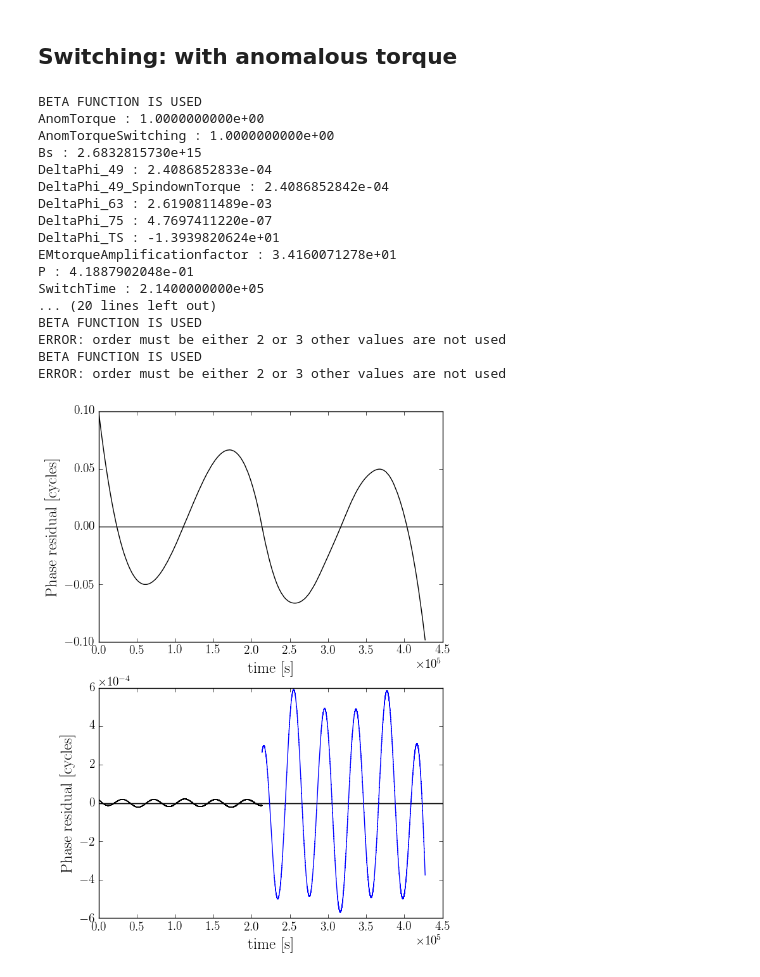
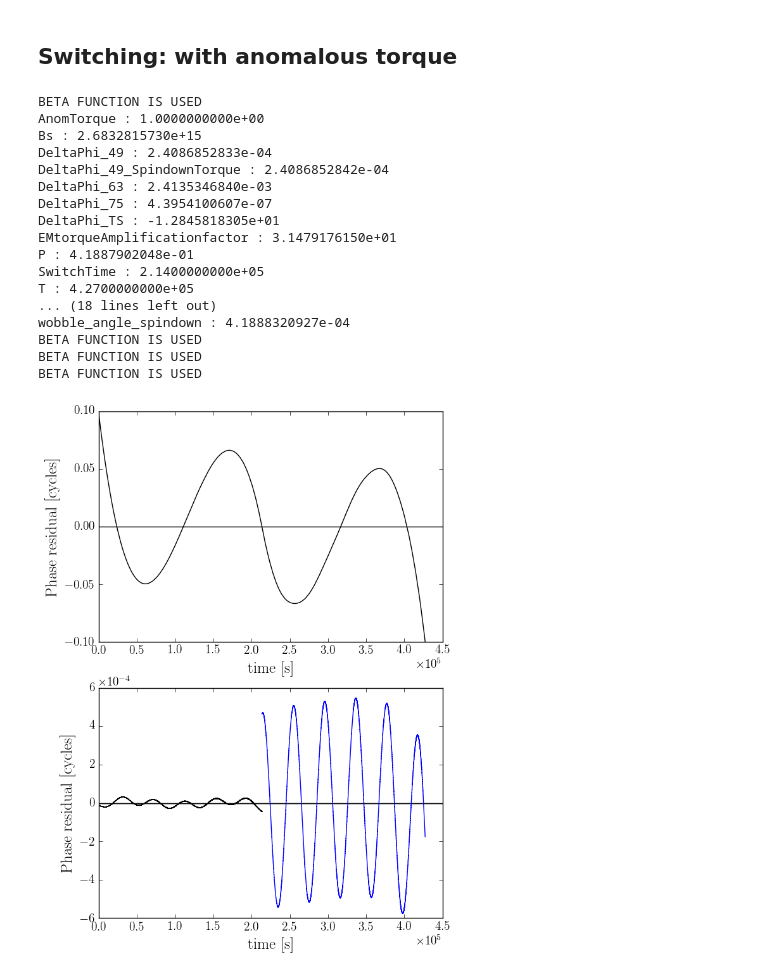
Before and after one commit to GregoryAshton/neutron_star_modelling, a Jupyter notebook: TimingResiduals/ManualSwitching.ipynb, the cells around one changed output. Saved outputs shown, nothing was run; the diff lists cells and outputs as text; code cells hidden in the pictures.

```diff
--- a/TimingResiduals/ManualSwitching.ipynb
+++ b/TimingResiduals/ManualSwitching.ipynb
@@ -138,40 +140,40 @@ ERROR: order must be either 2 or 3 other values are not used
 AnomTorqueSwitching=True
 upsilon = 0.01
 file_name = main(chi0=chi0, epsI3=epsI3, epsA=epsA, omega0=omega0, T=T,
                  n=n, error=error, a0=a0, cleanup=False, DryRun=False,
                  SwitchTime=SwitchTime, upsilon=upsilon,
-                 AnomTorqueSwitching=AnomTorqueSwitching)
+                 AnomTorque=AnomTorqueSwitching)
 
 File_Functions.PrintParameterDictionary(file_name)
 
 fig1, (ax1, ax2) = plt.subplots(nrows=2, figsize=(7, 10))
 ax1 = Plot.PhaseResidual(file_name, ax=ax1)
 leg = plt.legend()
 
 ax2 = Plot.PhaseResidual(file_name, ax=ax2,
                            tstart=0, tend=SwitchTime)
 ax2 = Plot.PhaseResidual(file_name, ax=ax2,
                            tstart=SwitchTime, tend=None)
 
 
 plt.savefig("img/SwitchingWithAnomTorque.pdf")
 plt.show()
 # %% [output]
 BETA FUNCTION IS USED
 AnomTorque : 1.0000000000e+00
-AnomTorqueSwitching : 1.0000000000e+00
 Bs : 2.6832815730e+15
 DeltaPhi_49 : 2.4086852833e-04
 DeltaPhi_49_SpindownTorque : 2.4086852842e-04
-DeltaPhi_63 : 2.6190811489e-03
-DeltaPhi_75 : 4.7697411220e-07
-DeltaPhi_TS : -1.3939820624e+01
-EMtorqueAmplificationfactor : 3.4160071278e+01
+DeltaPhi_63 : 2.4135346840e-03
+DeltaPhi_75 : 4.3954100607e-07
+DeltaPhi_TS : -1.2845818305e+01
+EMtorqueAmplificationfactor : 3.1479176150e+01
 P : 4.1887902048e-01
 SwitchTime : 2.1400000000e+05
-... (20 lines left out)
+T : 4.2700000000e+05
+... (18 lines left out)
+wobble_angle_spindown : 4.1888320927e-04
 BETA FUNCTION IS USED
-ERROR: order must be either 2 or 3 other values are not used
 BETA FUNCTION IS USED
-ERROR: order must be either 2 or 3 other values are not used
+BETA FUNCTION IS USED
-[figure, old version]
+[figure, new version]
```
Also changed, not shown: parts of 3 cells of this notebook, 17 other files.
